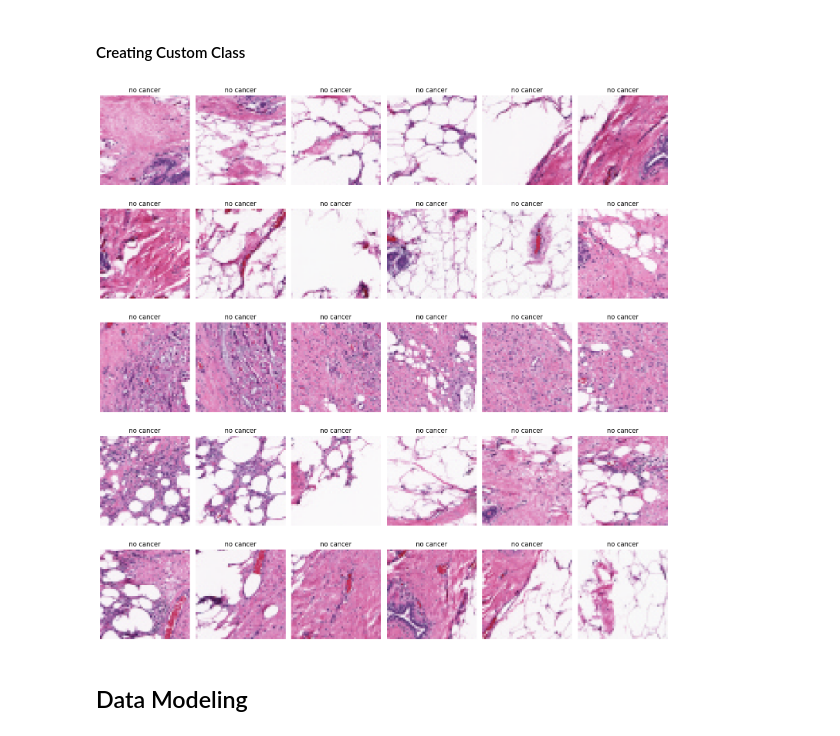
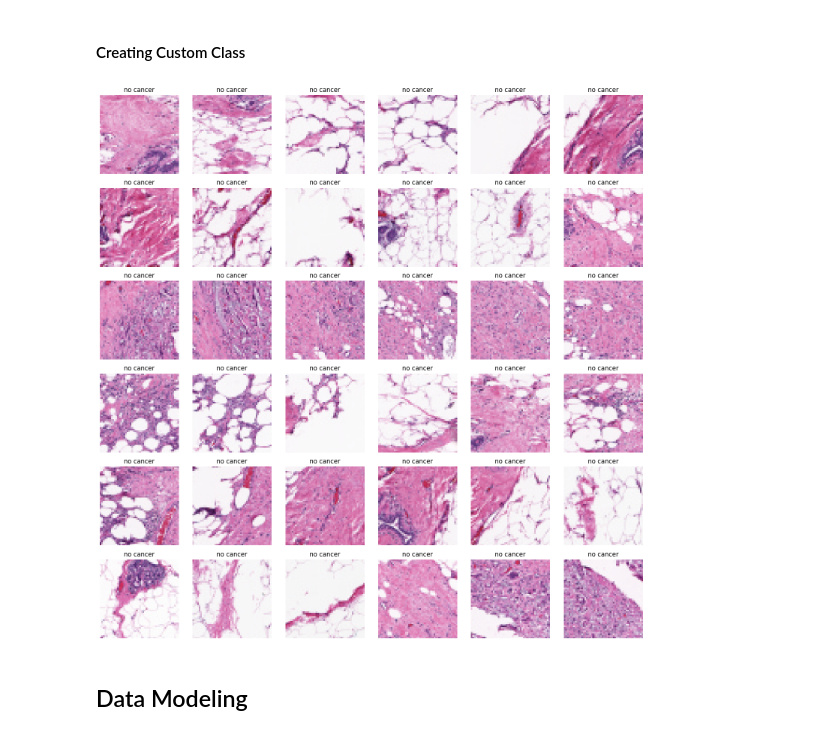
Before and after one commit to IbrahimEmad11/MammoDetect, a Jupyter notebook: mammo_noteook.ipynb, the cells around one changed output. Saved outputs shown, nothing was run; the diff lists cells and outputs as text; code cells hidden in the pictures.

```diff
--- a/mammo_noteook.ipynb
+++ b/mammo_noteook.ipynb
@@ -599,20 +595,20 @@ dataset = BreastCancerDataset(image_paths, labels, transform=transform)
 data_loader = DataLoader(dataset, batch_size=32, shuffle=True)
 # %%
 # Plot a few sample images
-fig, axs = plt.subplots(5, 6, figsize=(15, 15))
+fig, axs = plt.subplots(6, 6, figsize=(15, 15))
 axs = axs.ravel()
 
-for i in range(30):
+for i in range(36):
     img, label = dataset[i]
     img = img.permute(1, 2, 0).numpy() * 0.5 + 0.5  # Re-scale image for display
     axs[i].imshow(img)
     axs[i].set_title('cancer' if label == 1 else 'no cancer')
     axs[i].axis('off')
 
 plt.tight_layout()
 plt.show()
 # %% [output]
-[figure, old version]
+[figure, new version]
 # %% [markdown]
 
 ## Data Modeling
```
Also changed, not shown: parts of 31 cells of this notebook, 17 other files.
